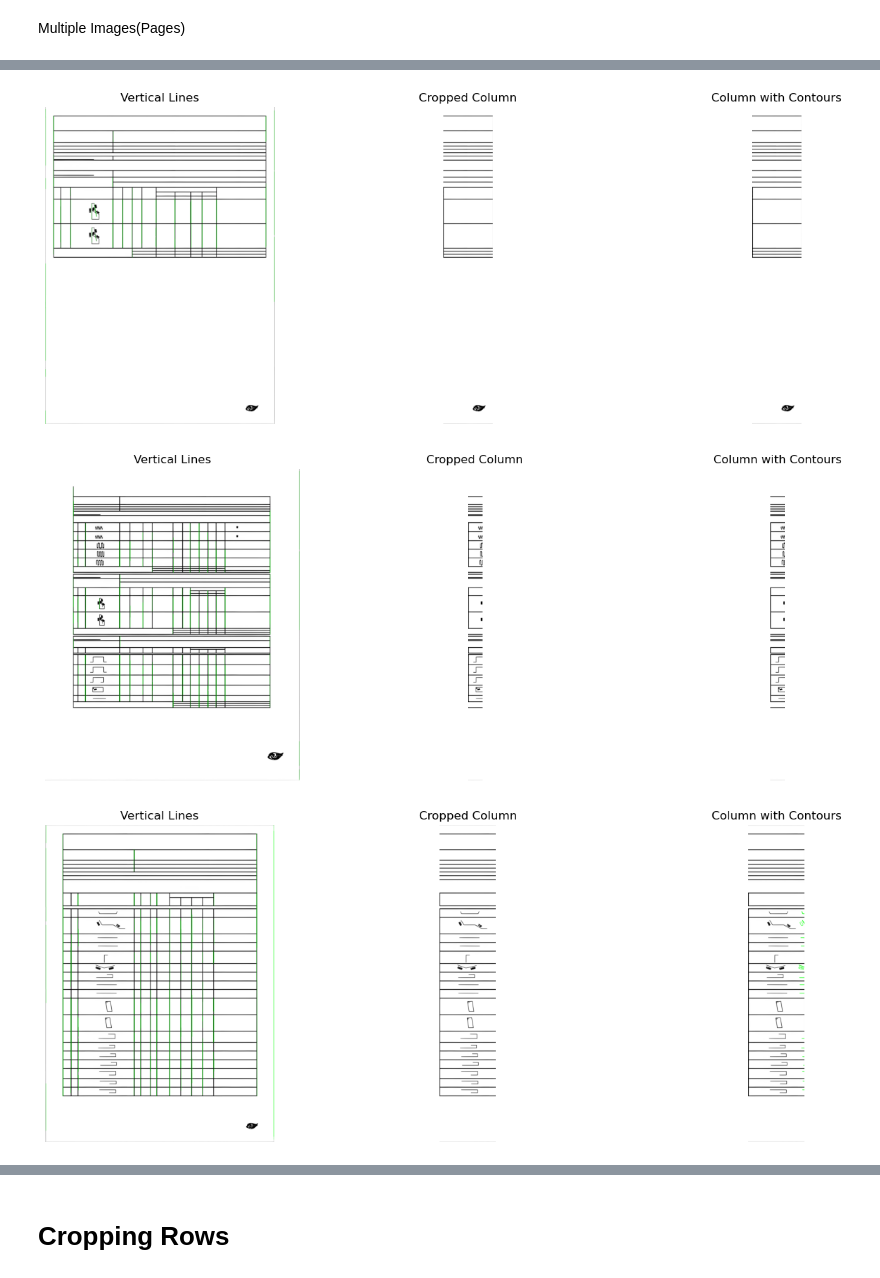
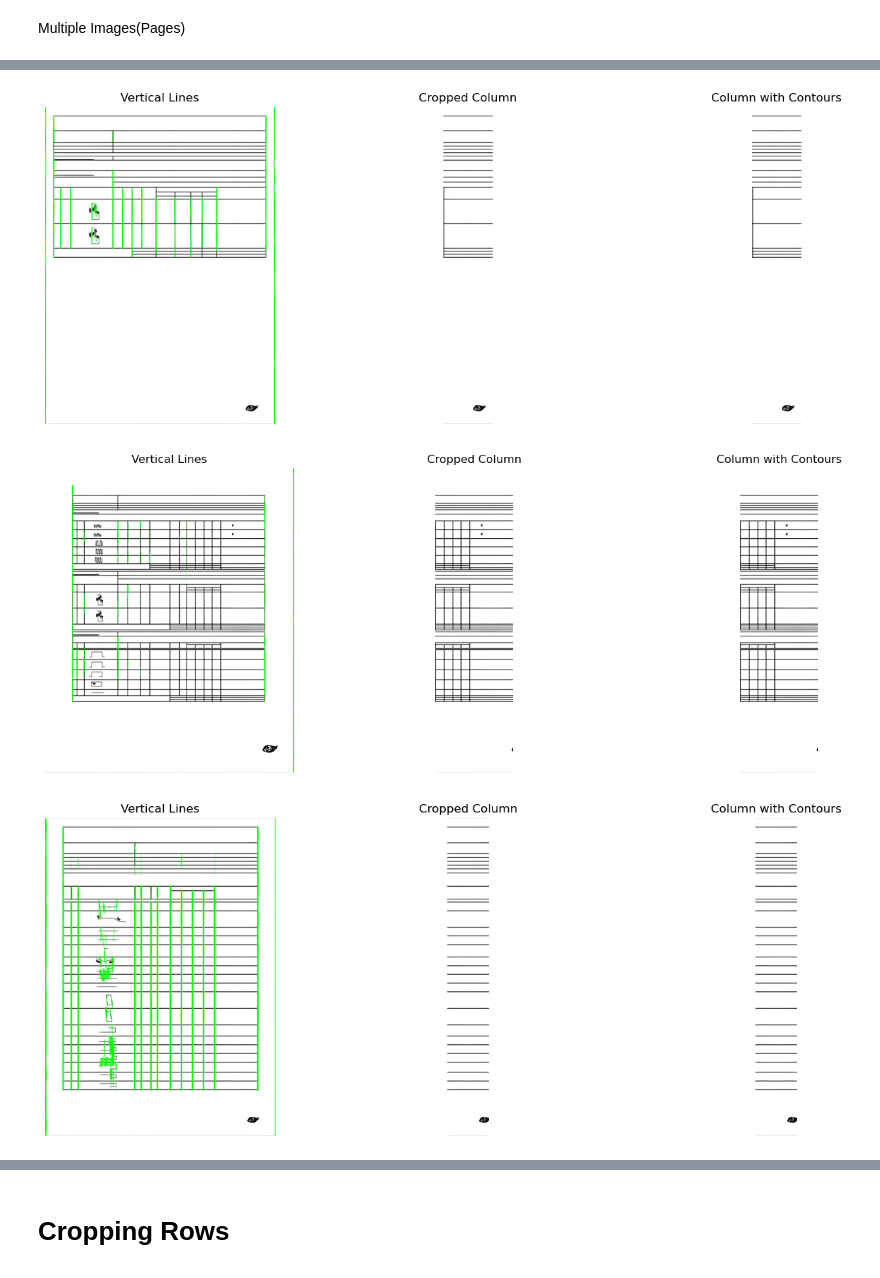
Before and after one commit to NIKHIL0653/Bend-Detection-and-Image-Classification, a Jupyter notebook: Main/Framework New.ipynb, the cells around one changed output, grey strips where cells are left out. Drawn from its saved outputs; the diff is of its cells as text; code cells hidden in the pictures.

```diff
--- a/Main/Framework New.ipynb
+++ b/Main/Framework New.ipynb
@@ -95,10 +95,11 @@ img_path = "BBS_1_image_1.png"
 img = cv2.imread(img_path, cv2.IMREAD_GRAYSCALE)
 
 # Apply Gaussian blur to reduce noise
-blurred_img = cv2.GaussianBlur(img, (5, 5), 0)
+# blurred_img = cv2.GaussianBlur(img, (5, 5), 0)
 
-# Apply Canny edge detection
-edges = cv2.Canny(blurred_img, 50, 150, apertureSize=3)
+# Apply Laplacian edge detection
+laplacian = cv2.Laplacian(img, cv2.CV_64F)
+edges = cv2.convertScaleAbs(laplacian)
 
 # Find contours using hierarchical contouring
 contours, hierarchy = cv2.findContours(edges, cv2.RETR_TREE, cv2.CHAIN_APPROX_SIMPLE)
@@ -201,8 +202,9 @@ def process_image(img_path):
     # Apply Gaussian blur to reduce noise
     blurred_img = cv2.GaussianBlur(img, (5, 5), 0)
 
-    # Apply Canny edge detection
-    edges = cv2.Canny(blurred_img, 50, 150, apertureSize=3)
+    # Apply Laplacian edge detection
+    laplacian = cv2.Laplacian(blurred_img, cv2.CV_64F)
+    edges = cv2.convertScaleAbs(laplacian)
 
     # Find contours using hierarchical contouring
     contours, hierarchy = cv2.findContours(edges, cv2.RETR_TREE, cv2.CHAIN_APPROX_SIMPLE)
@@ -309,3 +311,3 @@ for filename in os.listdir(input_dir):
-[figure, old version]
+[figure, new version]
-[figure, old version]
+[figure, new version]
-[figure, old version]
+[figure, new version]
```
Also changed, not shown: parts of 2 cells of this notebook, 20 other files.
